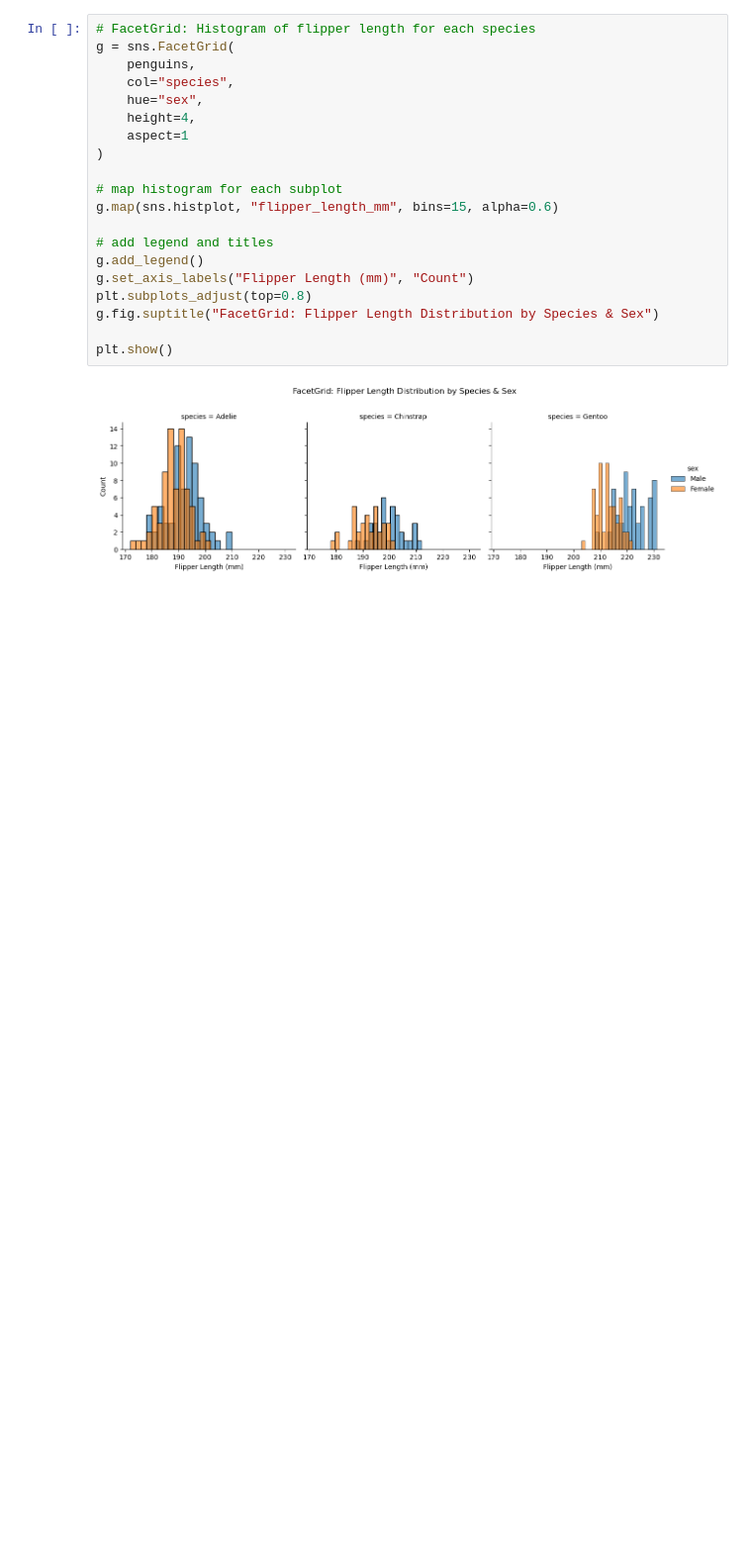
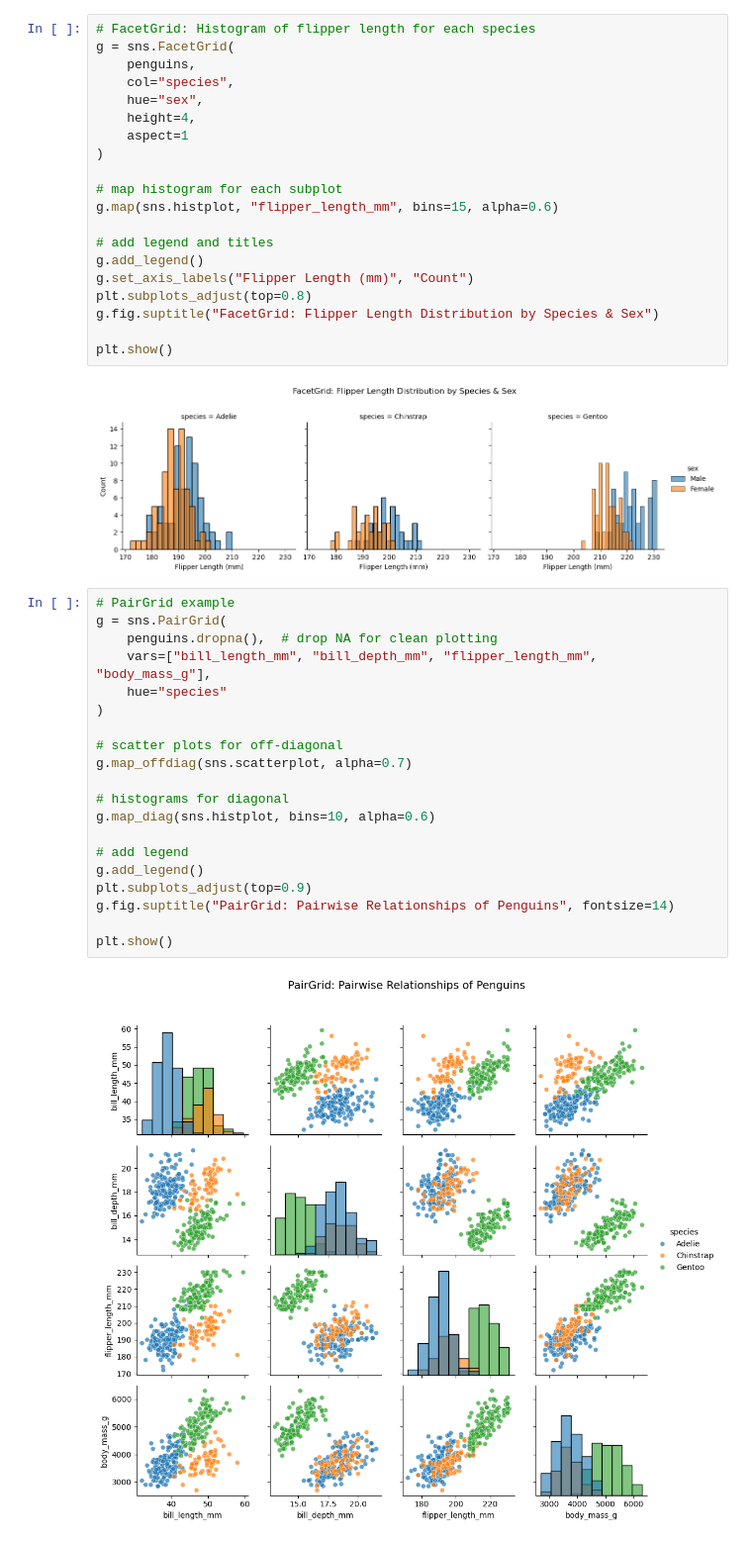
Before and after one commit to md-faiyazkhan/ml-practice, a Jupyter notebook: Seaborn/Seaborn.ipynb, the cells around one changed output. Shown at 99% size. Drawn from its saved outputs; the diff is of its cells as text; blank space fills up the shorter version.

```diff
--- a/Seaborn/Seaborn.ipynb
+++ b/Seaborn/Seaborn.ipynb
@@ -443,3 +421,25 @@ g.fig.suptitle("FacetGrid: Flipper Length Distribution by Species & Sex")
 plt.show()
 # %% [output]
 [figure]
+# %%
+# PairGrid example
+g = sns.PairGrid(
+    penguins.dropna(),  # drop NA for clean plotting
+    vars=["bill_length_mm", "bill_depth_mm", "flipper_length_mm", "body_mass_g"],
+    hue="species"
+)
+
+# scatter plots for off-diagonal
+g.map_offdiag(sns.scatterplot, alpha=0.7)
+
+# histograms for diagonal
+g.map_diag(sns.histplot, bins=10, alpha=0.6)
+
+# add legend
+g.add_legend()
+plt.subplots_adjust(top=0.9)
+g.fig.suptitle("PairGrid: Pairwise Relationships of Penguins", fontsize=14)
+
+plt.show()
+# %% [output]
+[figure, added]
```
Also changed, not shown: parts of 2 cells of this notebook.
